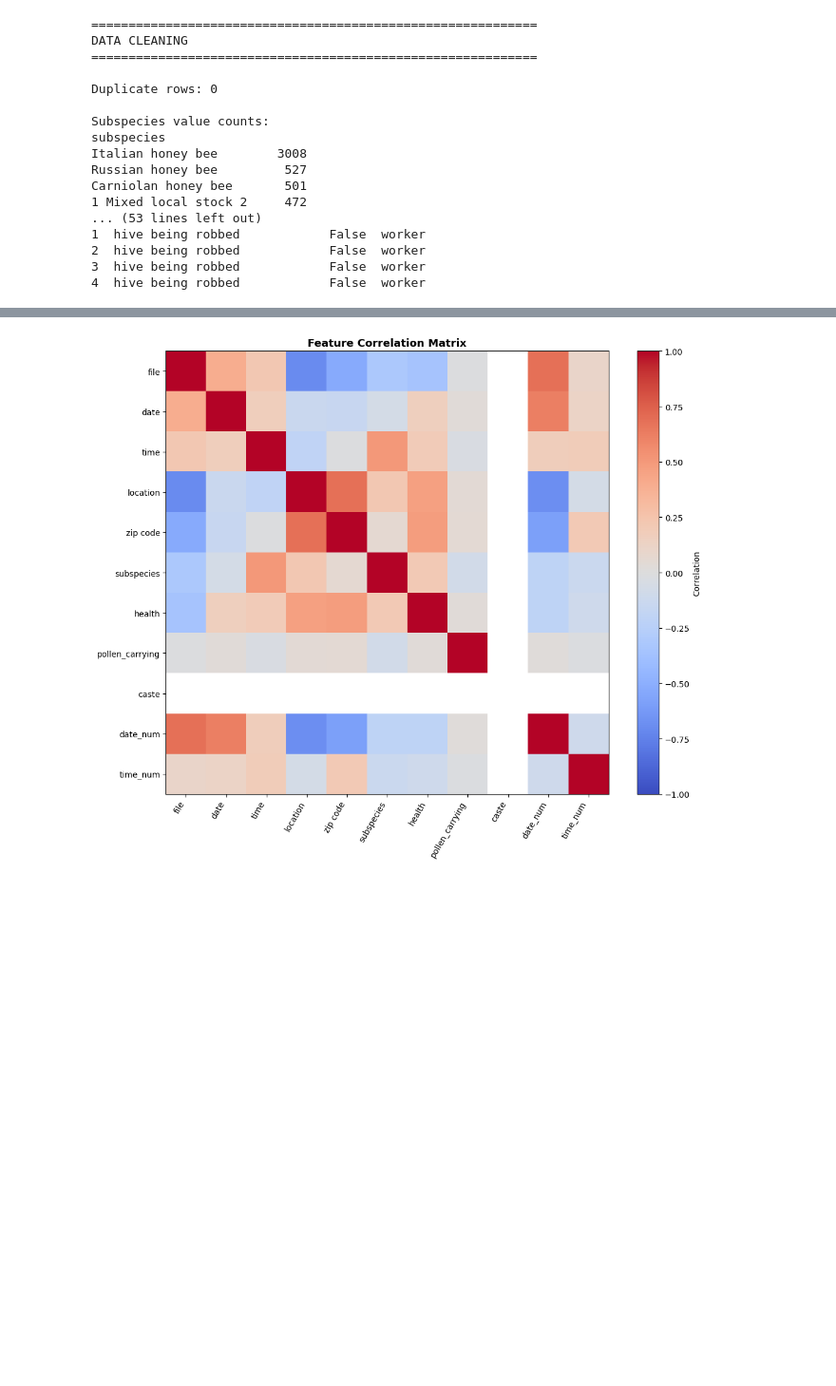
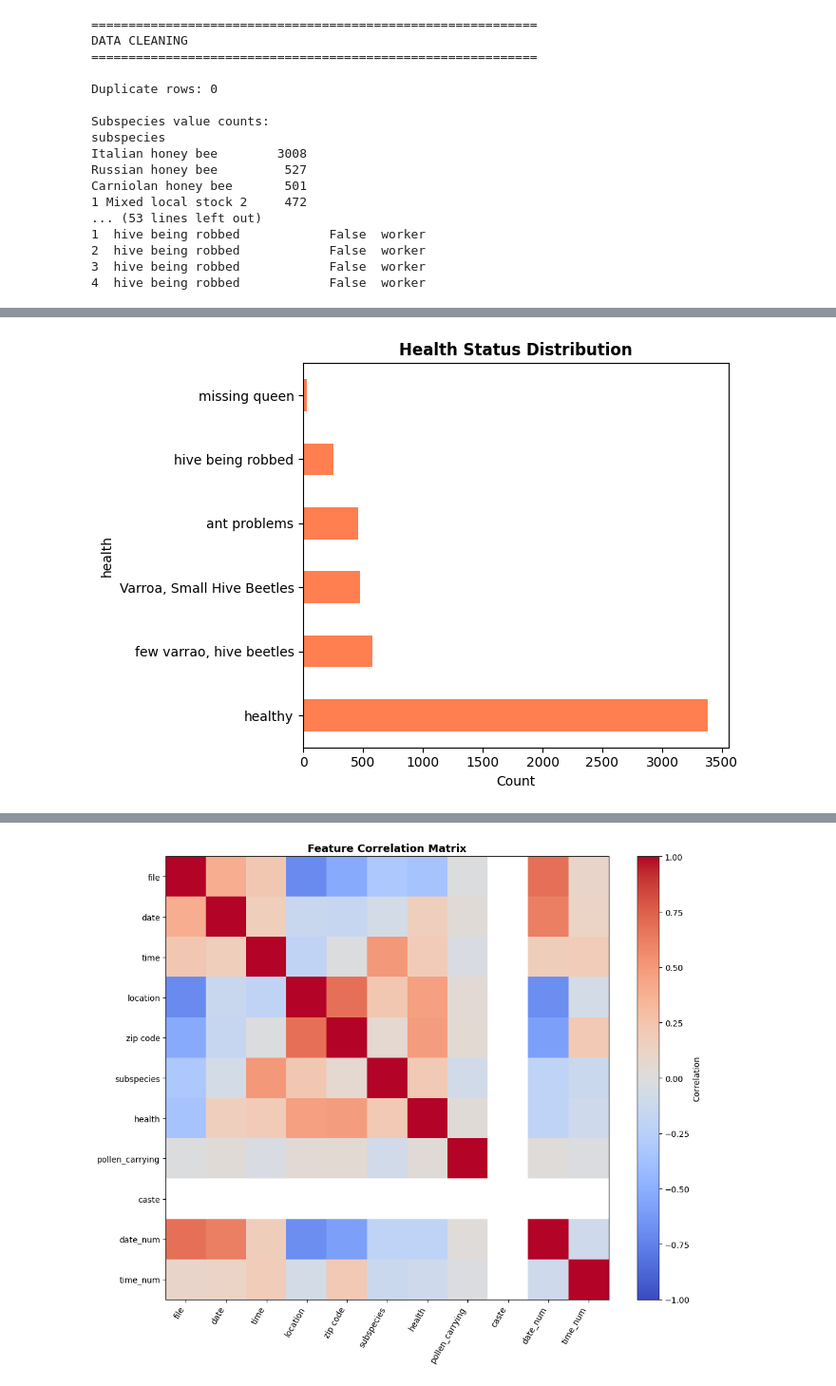
Before and after one commit to MarioP03/beeproject-cnn, a Jupyter notebook: notebooks/exploratory.ipynb, the cells around one changed output, grey strips where cells are left out. Shown at 95% size. Saved outputs shown, nothing was run; the diff lists cells and outputs as text; code cells hidden in the pictures; blank space fills up the shorter version.

```diff
--- a/notebooks/exploratory.ipynb
+++ b/notebooks/exploratory.ipynb
@@ -195,0 +168,10 @@ plt.show()
+# %%
+# Plot 2: Health distribution
+plt.figure(figsize=(7, 5))
+bee_data['health'].value_counts().plot(kind='barh', color='coral')
+plt.title('Health Status Distribution', fontsize=12, fontweight='bold')
+plt.xlabel('Count')
+plt.tight_layout()
+plt.show()
+# %% [output]
+[figure, added]
```
Also changed, not shown: parts of 16 cells of this notebook, 1 other file.
